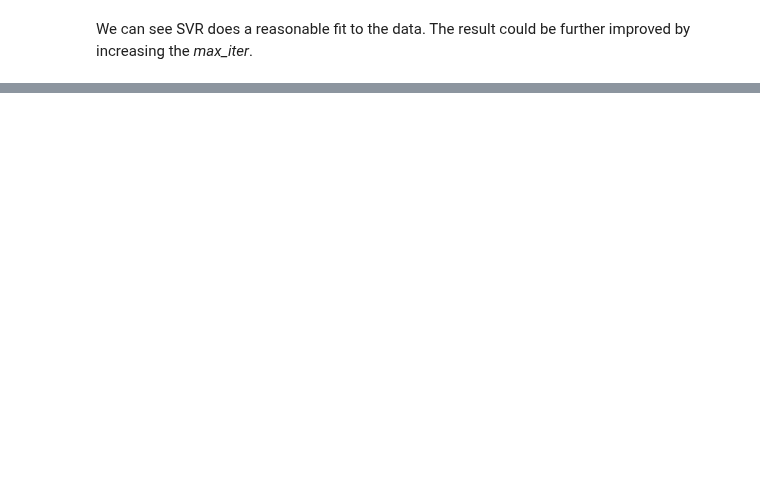
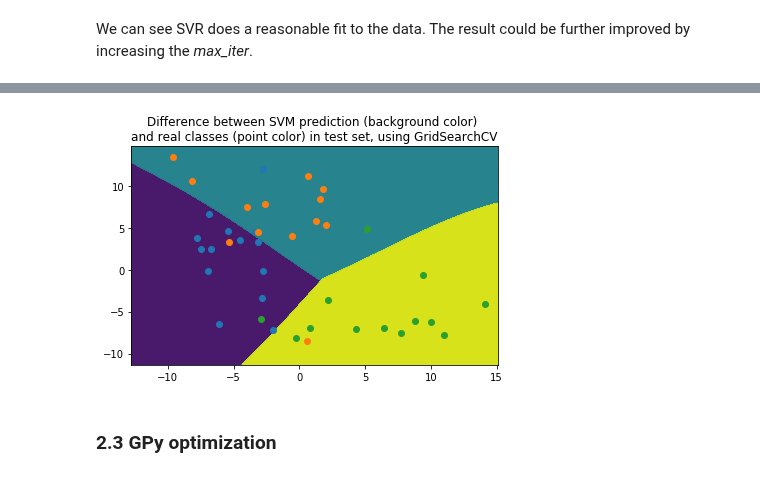
Before and after one commit to SheffieldML/GPyOpt, a Jupyter notebook: manual/GPyOpt_scikitlearn.ipynb, the cells around one changed output, grey strips where cells are left out. Saved outputs shown, nothing was run; the diff lists cells and outputs as text; code cells hidden in the pictures; blank space fills up the shorter version.

```diff
--- a/manual/GPyOpt_scikitlearn.ipynb
+++ b/manual/GPyOpt_scikitlearn.ipynb
@@ -104,0 +261,21 @@ print("RMSE = "+str(np.sqrt(np.square(Y_test_pred-Y_test).mean())))
+# %%
+# y_test_pred = grid.predict(X_test)
+
+f, ax = plt.subplots(1,1, squeeze=False)
+
+for i in np.unique(y_test):
+    plot_contours(ax[0,0], grid, xx, yy, alpha=0.8)
+    idx = y_test == i
+    ax[0,0].plot(X_test[idx,0], X_test[idx,1], 'o')
+    ax[0,0].set_title("Difference between SVM prediction (background color) \n"
+                      "and real classes (point color) in test set, using GridSearchCV")
+#     ax[0,0].set_xlim([4,8])
+#     ax[0,0].set_ylim([2,4.5])
+
+# plt.xlabel('Sepal length')
+# plt.ylabel('Sepal width');
+plt.tight_layout()
+# %% [output]
+[figure, added]
+# %% [markdown]
+### 2.3 GPy optimization
```
Also changed, not shown: parts of 30 cells of this notebook.
